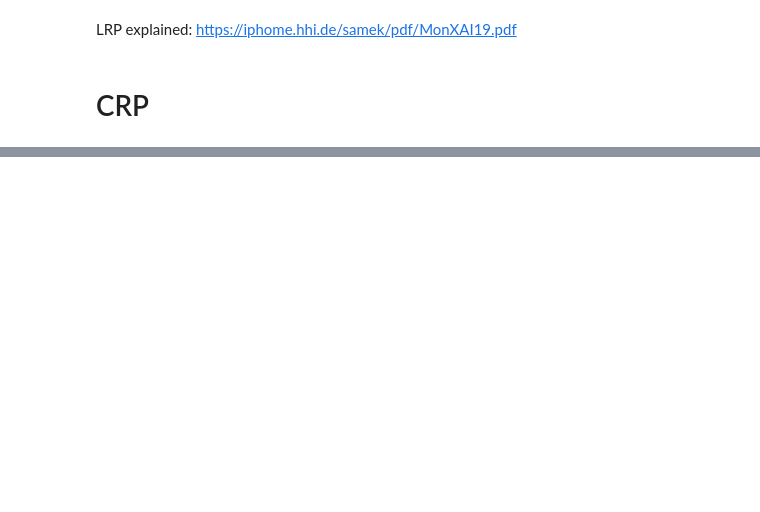
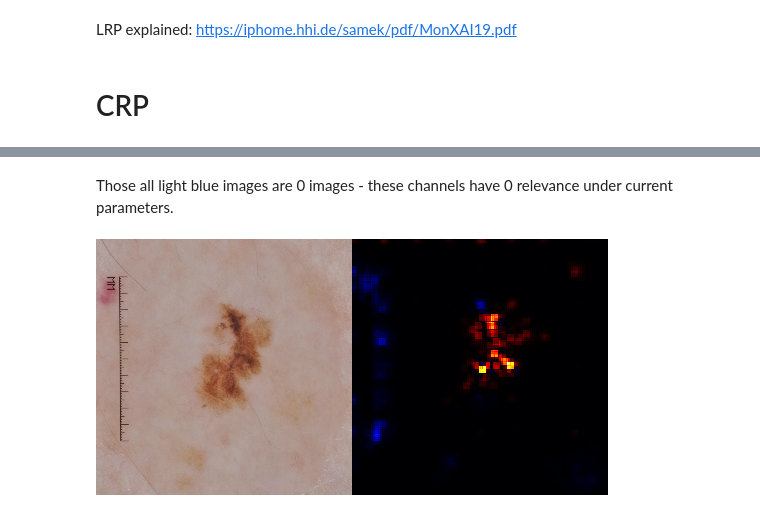
Before and after one commit to karolpustelnik/xai_project, a Jupyter notebook: xai_covid/inference_melanoma.ipynb, the cells around one changed output, grey strips where cells are left out. Drawn from its saved outputs; the diff is of its cells as text; code cells hidden in the pictures; blank space fills up the shorter version.

```diff
--- a/xai_covid/inference_melanoma.ipynb
+++ b/xai_covid/inference_melanoma.ipynb
@@ -10,17 +10,3 @@ from melanoma.melanoma_loader import Melanoma_loader
 import matplotlib.pyplot as plt
 # %% [markdown]
 # UTILS
-# %%
-from PIL import Image
-
-WIDTH = 256
-HEIGHT = 256
-ROOT = "data/train/train/"
-
-def stacked_img(img_path, extra_img):
-    img = Image.open(ROOT + img_path + ".jpg")
-
-    new_im = Image.new('RGB', (2 * WIDTH, HEIGHT))
-    new_im.paste(img, (0, 0))
-    new_im.paste(extra_img, (WIDTH, 0))
-    return new_im
@@ -184,0 +127,15 @@ composite.handles
+# %% [markdown]
+Those all light blue images are 0 images - these channels have 0 relevance under current parameters.
+# %%
+conditions = [{'y': [1]}]
+composite = EpsilonPlusFlat(canonizers=get_canonizer(conditions))
+sample.requires_grad = True
+heatmaps, act, rel, _ = attribution(sample, conditions, composite)
+
+img = imgify(heatmaps, symmetric=True, cmap='coldnhot', grid=(1, len(heatmaps)))
+
+new_img = stacked_img(path, img)
+
+display(new_img)
+# %% [output]
+[figure, added]
```
Also changed, not shown: parts of 14 cells of this notebook, 2 other files.
